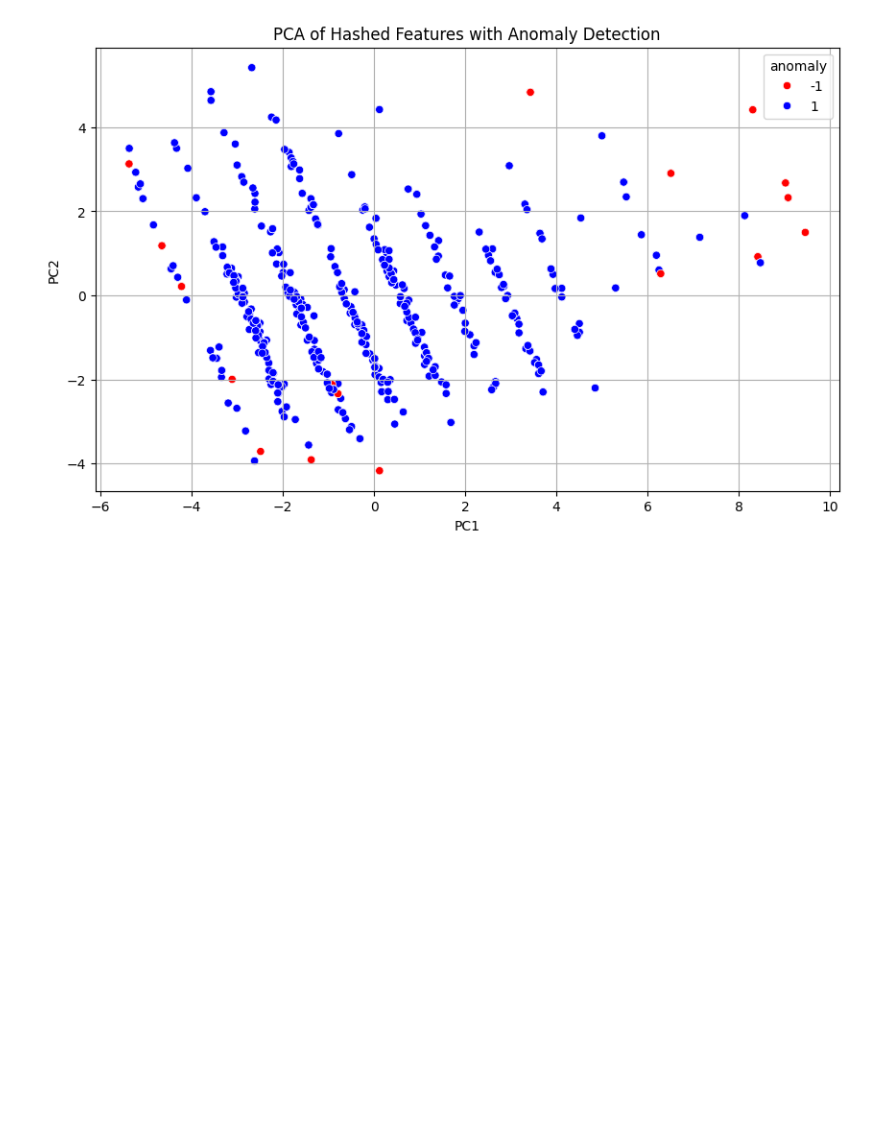
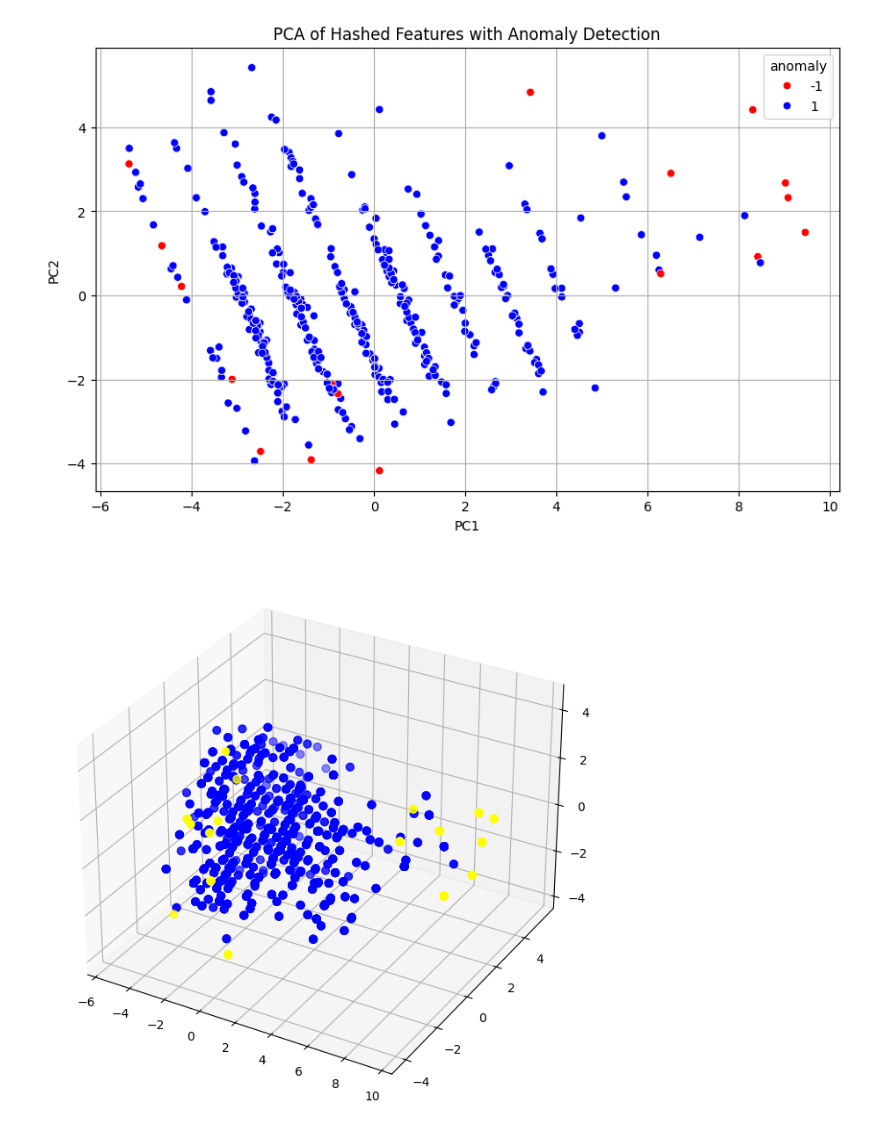
Before and after one commit to llasso05/Anomaly_Detection_Tarjetas_Panama, a Jupyter notebook: EDA.ipynb, the cells around one changed output. Drawn from its saved outputs; the diff is of its cells as text; code cells hidden in the pictures; blank space fills up the shorter version.

```diff
--- a/EDA.ipynb
+++ b/EDA.ipynb
@@ -187,9 +189,10 @@ hashed_df['anomaly'] = best_model.named_steps['model'].predict(X)  # -1 = anomal
 # %%
 # PCA for dimensionality reduction (2D)
-pca = PCA(n_components=2)
+pca = PCA(n_components=3)
 pca_result = pca.fit_transform(X)
 hashed_df['PC1'] = pca_result[:, 0]
 hashed_df['PC2'] = pca_result[:, 1]
+hashed_df['PC3'] = pca_result[:, 2]
 # %%
 # Visualize PCA with anomaly detection results
 plt.figure(figsize=(10, 6))
@@ -201,0 +207,16 @@ plt.show()
+# %%
+from mpl_toolkits.mplot3d import Axes3D
+
+# hyperplane
+fig = plt.figure(figsize=(12,8))
+ax = fig.add_subplot(111, projection='3d')
+
+normal = hashed_df[hashed_df['anomaly'] == 1]
+ax.scatter (normal['PC1'],normal['PC2'],normal['PC3'], c='blue', label = 'Normal', s=40)
+
+anomalies = hashed_df[hashed_df['anomaly'] == -1]
+ax.scatter (anomalies['PC1'],anomalies['PC2'],anomalies['PC3'], c='yellow', label = 'Normal', s=40)
+
+plt.show()
+# %% [output]
+[figure, added]
```
Also changed, not shown: parts of 5 cells of this notebook, 3 other files.
